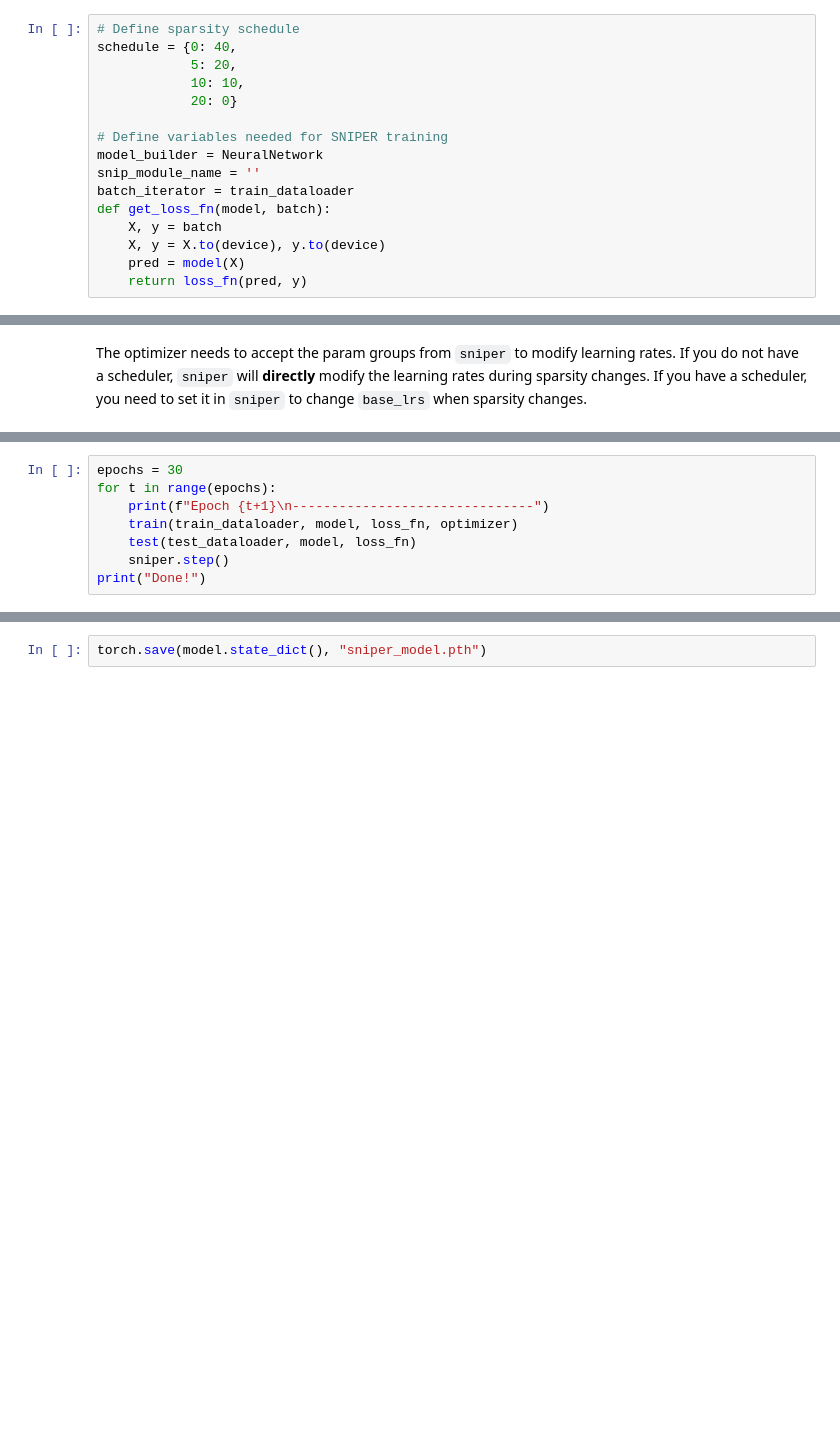
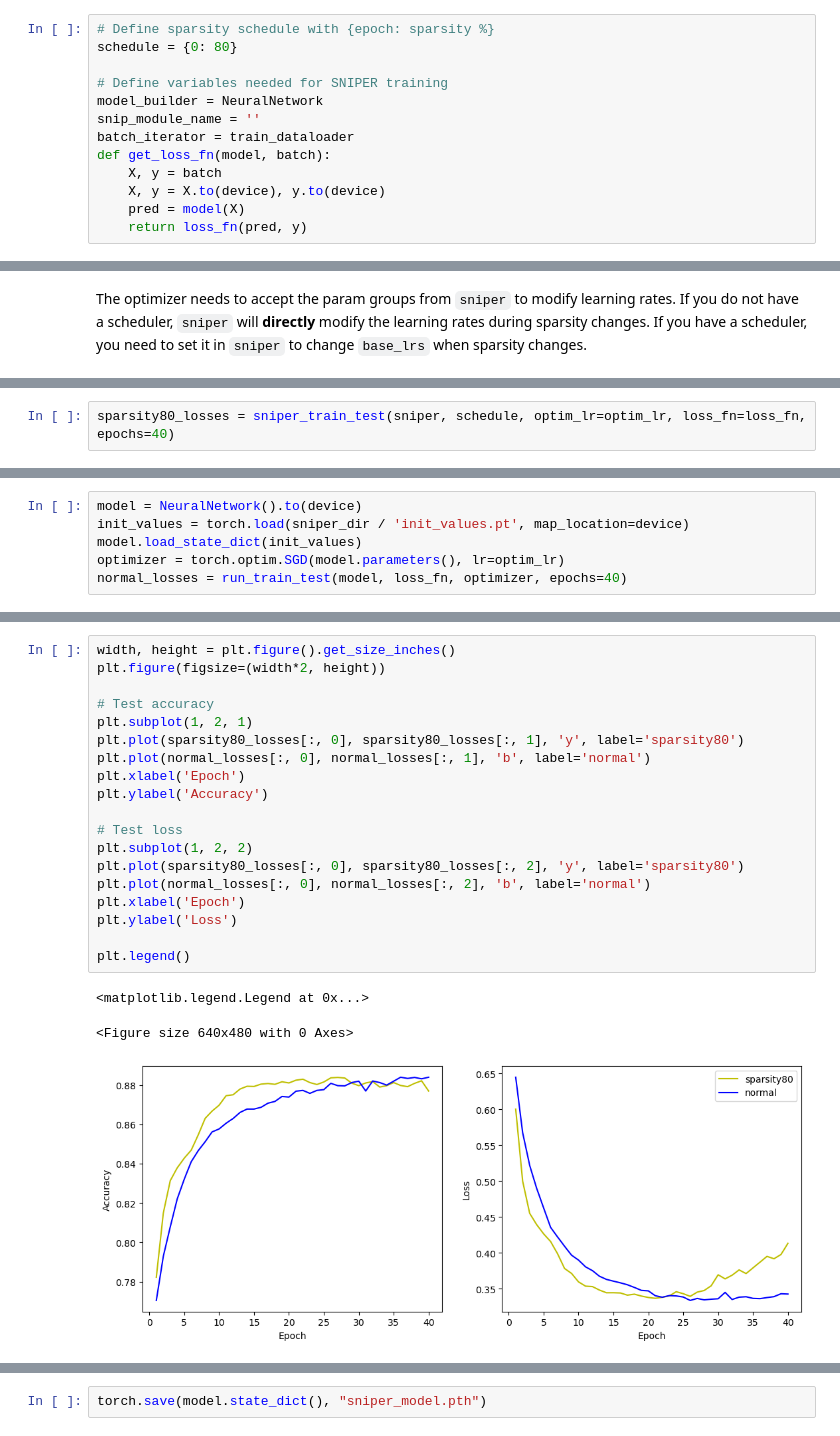
Before and after one commit to iamanigeeit/sniper, a Jupyter notebook: example.ipynb, the cells around one changed output, grey strips where cells are left out. Cells and saved outputs as stored; diff of their text form; blank space fills up the shorter version.

```diff
--- a/example.ipynb
+++ b/example.ipynb
@@ -88,9 +149,6 @@ optim_lr = 1e-3
 # %%
-# Define sparsity schedule
-schedule = {0: 40,
-            5: 20,
-            10: 10,
-            20: 0}
+# Define sparsity schedule with {epoch: sparsity %}
+schedule = {0: 80}
 
 # Define variables needed for SNIPER training
 model_builder = NeuralNetwork
@@ -202,8 +180,0 @@ Add `sniper.step()` to your training loop.
-# %%
-epochs = 30
-for t in range(epochs):
-    print(f"Epoch {t+1}\n-------------------------------")
-    train(train_dataloader, model, loss_fn, optimizer)
-    test(test_dataloader, model, loss_fn)
-    sniper.step()
-print("Done!")
@@ -227,0 +206,2 @@ Done!
+# %%
+sparsity80_losses = sniper_train_test(sniper, schedule, optim_lr=optim_lr, loss_fn=loss_fn, epochs=40)
@@ -227,0 +230,6 @@ Done!
+# %%
+model = NeuralNetwork().to(device)
+init_values = torch.load(sniper_dir / 'init_values.pt', map_location=device)
+model.load_state_dict(init_values)
+optimizer = torch.optim.SGD(model.parameters(), lr=optim_lr)
+normal_losses = run_train_test(model, loss_fn, optimizer, epochs=40)
@@ -227,0 +258,23 @@ Done!
+# %%
+width, height = plt.figure().get_size_inches()
+plt.figure(figsize=(width*2, height))
+
+# Test accuracy
+plt.subplot(1, 2, 1)
+plt.plot(sparsity80_losses[:, 0], sparsity80_losses[:, 1], 'y', label='sparsity80')
+plt.plot(normal_losses[:, 0], normal_losses[:, 1], 'b', label='normal')
+plt.xlabel('Epoch')
+plt.ylabel('Accuracy')
+
+# Test loss
+plt.subplot(1, 2, 2)
+plt.plot(sparsity80_losses[:, 0], sparsity80_losses[:, 2], 'y', label='sparsity80')
+plt.plot(normal_losses[:, 0], normal_losses[:, 2], 'b', label='normal')
+plt.xlabel('Epoch')
+plt.ylabel('Loss')
+
+plt.legend()
+# %% [output]
+<matplotlib.legend.Legend at 0x...>
+<Figure size 640x480 with 0 Axes>
+[figure, added]
```
Also changed, not shown: parts of 36 cells of this notebook, 1 other file.
